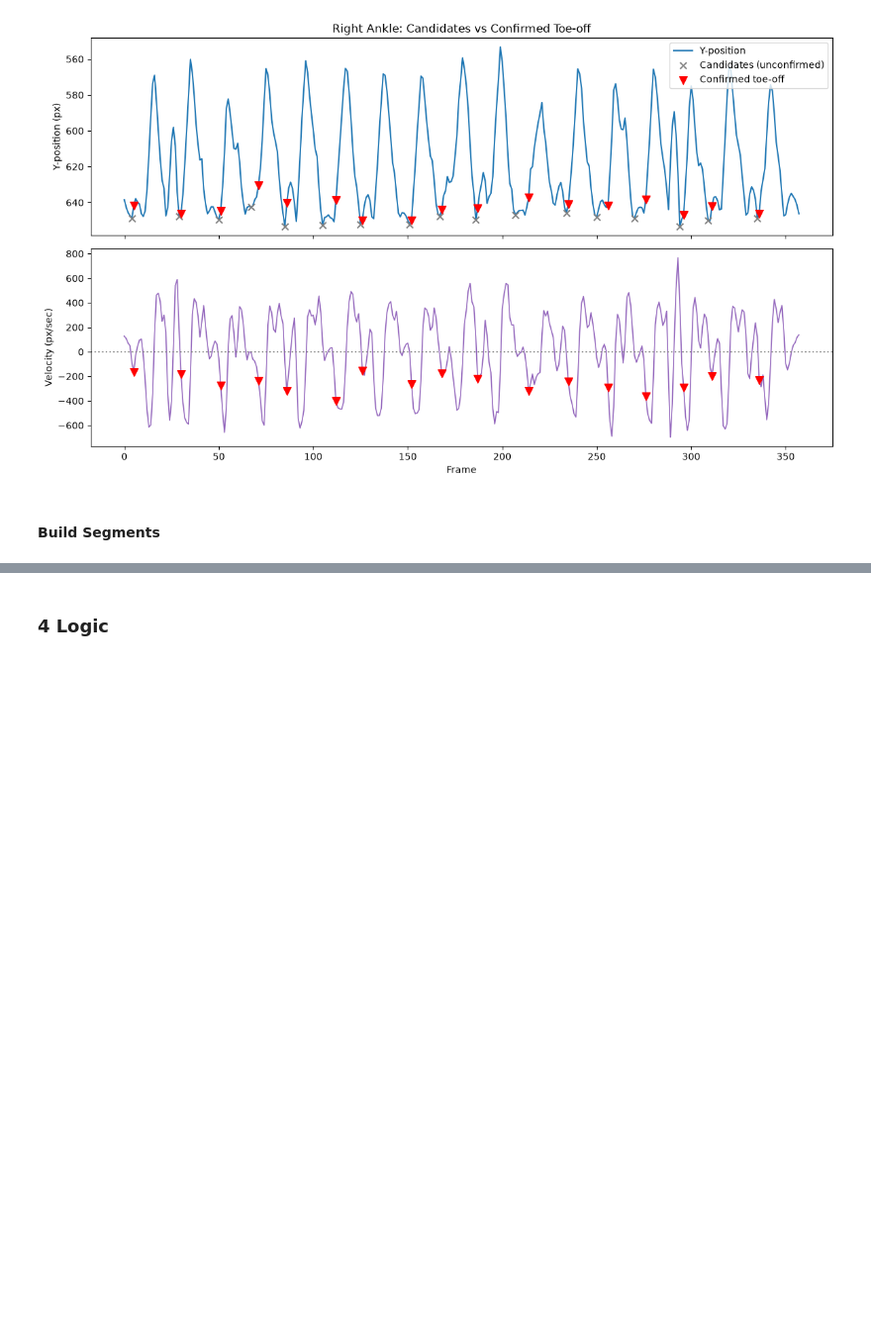
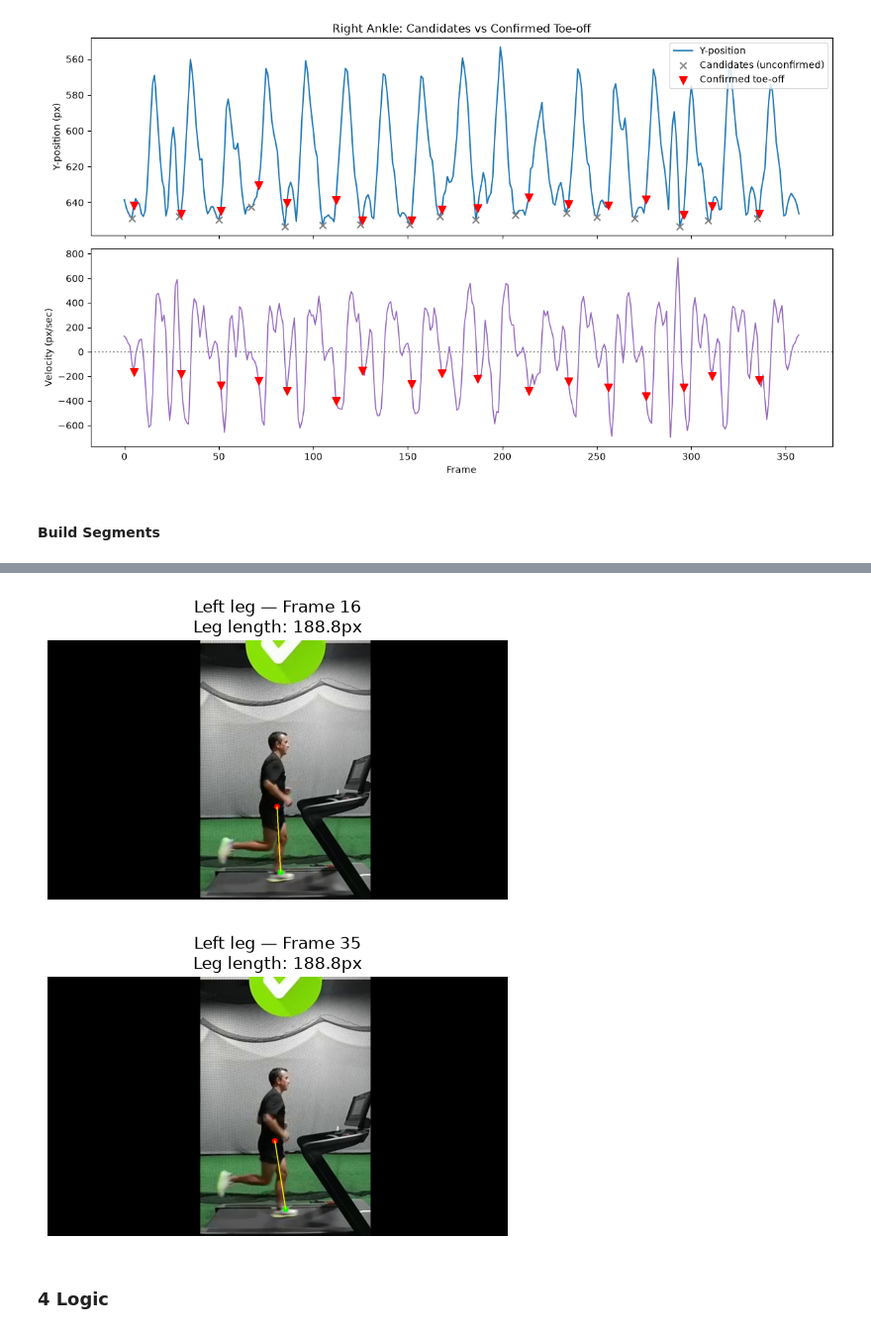
Before and after one commit to Jessi1912/running-posture-cv, a Jupyter notebook: src/posture_analysis.ipynb, the cells around one changed output, grey strips where cells are left out. Shown at 99% size. Saved outputs shown, nothing was run; the diff lists cells and outputs as text; code cells hidden in the pictures; blank space fills up the shorter version.

```diff
--- a/src/posture_analysis.ipynb
+++ b/src/posture_analysis.ipynb
@@ -206,5 +228,5 @@ array([  4,  29,  50,  64,  85, 105, 125, 151, 167, 186, 207, 234, 250, 270, 294
 # %%
-left_contacts, _ = find_peaks(y_smooth_L, distance=fps * 0.4)
+left_contacts, _ = find_peaks(y_smooth_ankle_L, distance=fps * 0.4)
 left_contacts # frame indizes of left foot contacts
 # %% [output]
 array([ 16,  35,  54,  75,  96, 117, 137, 157, 179, 199, 221, 241, 259, 280, 300, 320, 342, 354])
@@ -349,0 +408,15 @@ left_segments = build_gait_segments(left_contacts, left_toe_offs)
+# %%
+right_leg_length_px = calculate_leg_length(
+    x_smooth_hip_R, y_smooth_hip_R,
+    x_smooth_ankle_R, y_smooth_ankle_R,
+    right_contacts
+)
+
+left_leg_length_px = calculate_leg_length(
+    x_smooth_hip_L, y_smooth_hip_L,
+    x_smooth_ankle_L, y_smooth_ankle_L,
+    left_contacts
+)
+
+print(f"Right leg length: {right_leg_length_px:.1f}px")
+print(f"Left leg length: {left_leg_length_px:.1f}px")
@@ -350,2 +471,17 @@ left_segments = build_gait_segments(left_contacts, left_toe_offs)
+# %%
+# example: pick two right-leg contact frames
+example_frames = left_contacts[:2]  # first two contacts
+
+for frame_idx in example_frames:
+    visualize_leg_length(
+        video_path, frame_idx,
+        x_smooth_hip_L, y_smooth_hip_L,
+        x_smooth_ankle_L, y_smooth_ankle_L,
+        left_leg_length_px,
+        label="Left leg"
+    )
+# %% [output]
+[figure, added]
+[figure, added]
 # %% [markdown]
 ### 4 Logic
```
Also changed, not shown: parts of 15 cells of this notebook.
